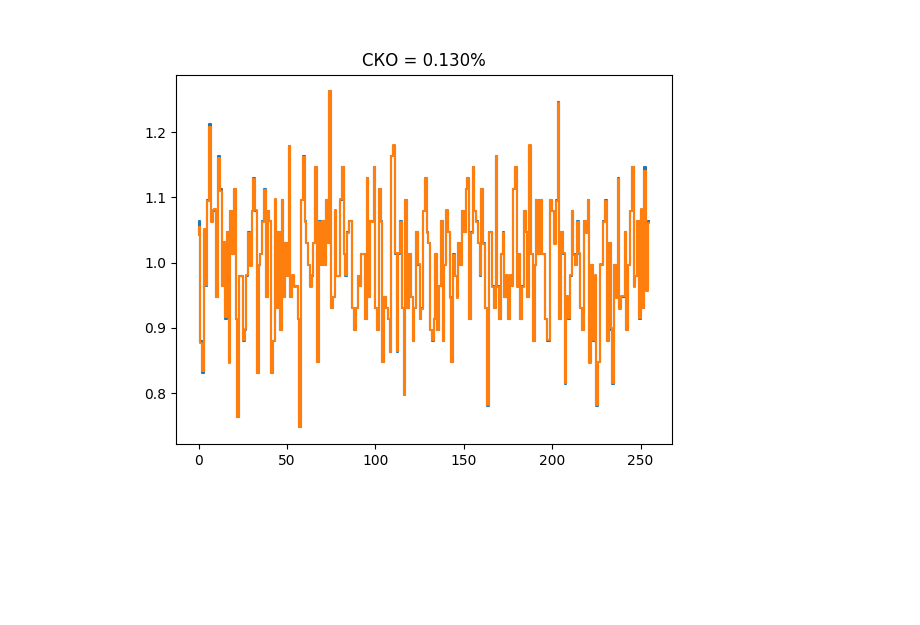
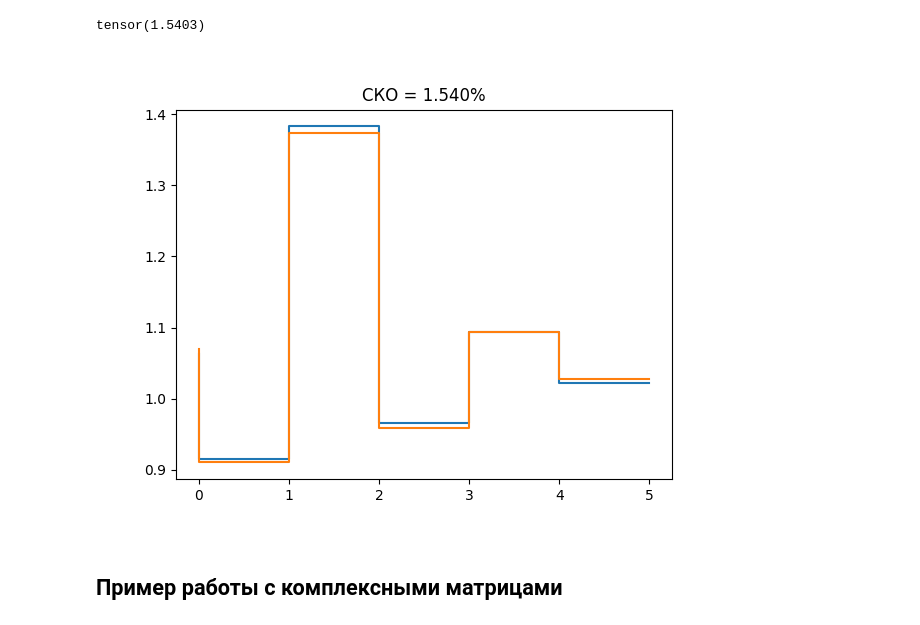
Before and after one commit to amacomm/Optical_matrix_multiplication, a Jupyter notebook: Notebook.ipynb, the cells around one changed output. Saved outputs shown, nothing was run; the diff lists cells and outputs as text; code cells hidden in the pictures; blank space fills up the shorter version.

```diff
--- a/Notebook.ipynb
+++ b/Notebook.ipynb
@@ -28,0 +29,2 @@ mul = source.OpticalMul(prop, config)
+# %%
+distributed_mul = source.DataParallel(mul, output_device = 'cpu')
@@ -29,3 +33,3 @@ mul = source.OpticalMul(prop, config)
 # %%
-vec = (torch.rand(1, 1, 256) > 0.5).float()
-mat = (torch.rand((1, 1, 256, 256)) > 0.5).float()
+mat1 = torch.rand(1, 1, 5, 16)
+mat2 = torch.rand((1, 1, 16, 6))
@@ -37,0 +36,4 @@ CKO = (((fr / fr.mean() - res / res.mean())**2).sum() / fr.size(0))**0.5 * 100
+# %%
+res = distributed_mul(mat1, mat2)[0, 0]
+# %%
+fr = (mat1 @ mat2)[0, 0]
@@ -38,9 +54,13 @@ CKO = (((fr / fr.mean() - res / res.mean())**2).sum() / fr.size(0))**0.5 * 100
+# %%
+CKO
+# %% [output]
+tensor(1.5403)
 # %%
 plt.figure()
-# plt.plot(r / r.mean())
-# plt.plot(w.cpu() / w.mean().cpu())
-plt.step(range(fr.size(0)), fr / fr.mean())
-plt.step(range(res.size(0)), res / res.mean())
+plt.step(range(fr.size(1)), fr[3] / fr.mean())
+plt.step(range(res.size(1)), res[3]/ res.mean())
 plt.title(f"СКО = {CKO :.3f}%");
 # %% [output]
-[figure, old version]
+[figure, new version]
+# %% [markdown]
+## Пример работы с комплексными матрицами
```
Also changed, not shown: parts of 16 cells of this notebook, 6 other files.
